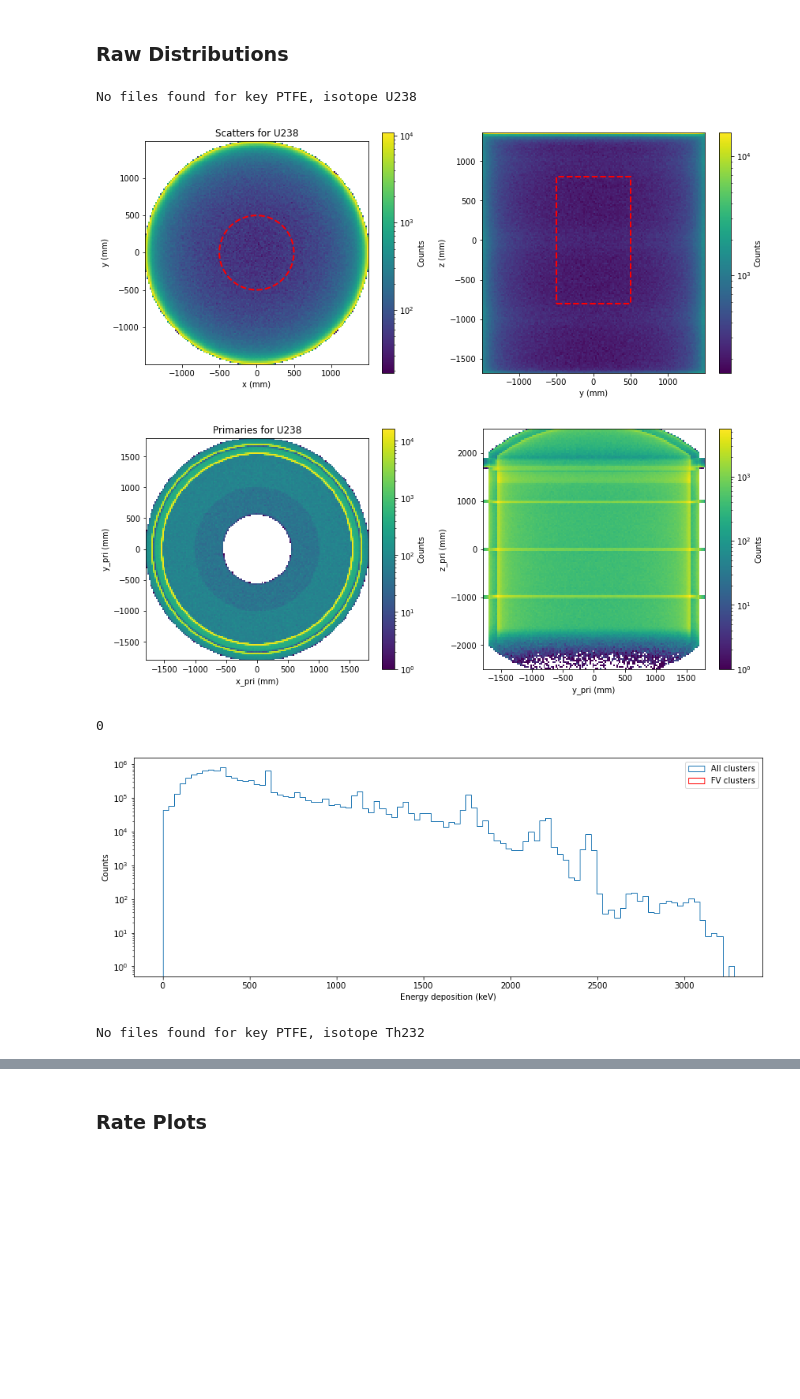
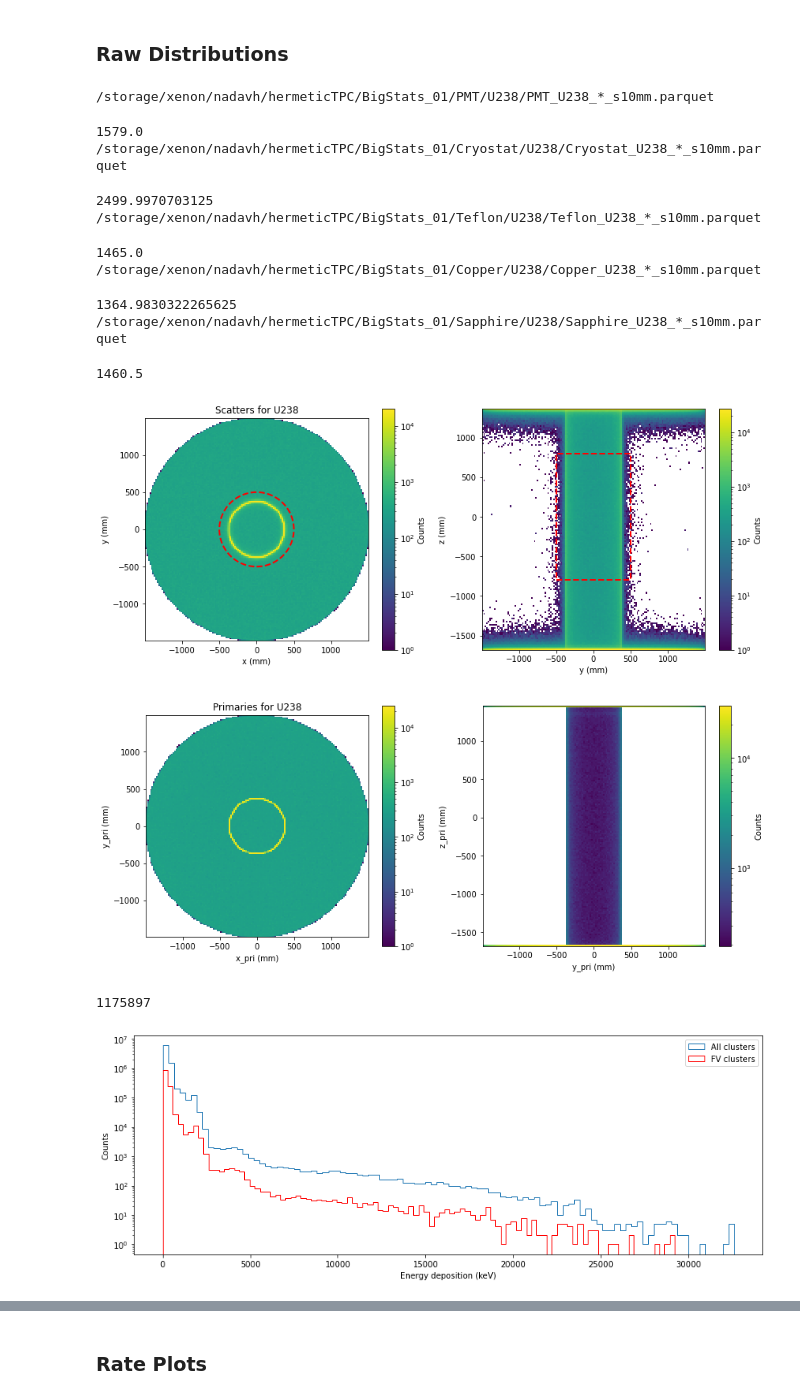
Before and after one commit to jpienaar13/HermeticTPC, a Jupyter notebook: analysis/02_WIS_HTPC_Energy_Spectra.ipynb, the cells around one changed output, grey strips where cells are left out. Cells and saved outputs as stored; diff of their text form; code cells hidden in the pictures; blank space fills up the shorter version.

```diff
--- a/analysis/02_WIS_HTPC_Energy_Spectra.ipynb
+++ b/analysis/02_WIS_HTPC_Energy_Spectra.ipynb
@@ -44,21 +40,22 @@ mass_dict = {'PMT': 2240, 'Sapphire': 45, 'PTFE':200, 'Cryostat': 4000}
 # %%
-# Assumed thsi number is tracked. Best to get info directly from files later.
-num_primaries_perfile = {'PMT': 250000, 'PTFE': 250000, 'Cryostat': 250000, 'Sapphire': 250000}
+# Assumed this number is tracked. Best to get info directly from files later.
+num_primaries_perfile = {'PMT': 250000, 'Teflon': 250000, 'Cryostat': 250000, 'Sapphire': 250000, 'Copper': 250000}
 # %%
 #Combine Mass and Activity dicts to determine Scaling Factors
-
 scale_dict = {}
-for key, volume in act_dict.items():
+for vol_key, volume in act_dict.items():
     volume_scale = {}
-    for act_key, activity in volume.items():
-        #print(act_key)
-        if (act_dict[key][act_key])>0:
-            scale_factor = num_primaries_perfile[key]/(mass_dict[key]*act_dict[key][act_key]*10e-6)
-        else:
-            scale_factor=0
-        volume_scale[act_key] = scale_factor
+    for iso_key, isotope in volume.items():
+        if iso_key == 'Unit':
+            continue
+        elif not isinstance(act_dict[vol_key][iso_key], str):
+            if (act_dict[vol_key][iso_key])>0:
+                scale_factor = num_primaries_perfile[vol_key]/(mass_dict[vol_key]*act_dict[vol_key][iso_key]*10e-6)
+            else:
+                scale_factor=0
+        volume_scale[iso_key] = scale_factor
         #print(scale_factor)
-    scale_dict[key] = volume_scale
+    scale_dict[vol_key] = volume_scale
 # %%
 #############################
 # Selection Functions
@@ -87,14 +84,13 @@ def select_events_in_roi(df, fv_z, fv_radius, energy_range=(4, 50)):
 file_prefix = ''
 fv_x = 500  # mm
 fv_z = (-800, 800)  # mm
-max_index=1500
+max_index=100
 
 for isotope in ['U238', 'Th232', 'Co60']:
     for key, volume in act_dict.items():
         all_dfs = []
 
         # Search for all files matching the pattern for this key + isotope
-        #file_pattern = f'/storage/xenon/jacquesp/hermeticTPC/{key}_{isotope}_*.parquet'
         file_pattern = f'/storage/xenon/nadavh/hermeticTPC/BigStats_01/{key}/{isotope}/{key}_{isotope}_*_s10mm.parquet'
         matched_files_n = sorted(glob.glob(file_pattern))
         file_pattern = f'/storage/xenon/jacquesp/hermeticTPC/BigStats_01/{key}/{isotope}/{key}_{isotope}_*_s10mm.parquet'
@@ -112,11 +108,14 @@ for isotope in ['U238', 'Th232', 'Co60']:
                     continue
 
                 # Load and collect DataFrame
-                iso_vol_df = pd.read_parquet(filepath)
+                try:
+                    iso_vol_df = pd.read_parquet(filepath)
 
-                #Find Single Scatters
-                iso_vol_df = iso_vol_df[iso_vol_df['nclusters']==1]
-                all_dfs.append(iso_vol_df)
+                    #Find Single Scatters
+                    iso_vol_df = iso_vol_df[iso_vol_df['nclusters']==1]
+                    all_dfs.append(iso_vol_df)
+                except:
+                    continue
 
             else:
                 print(f"Skipping file (name format doesn't match): {filename}")
@@ -150,7 +149,6 @@ for isotope in ['U238', 'Th232', 'Co60']:
     fig.colorbar(hxy[3], label="Counts")
     fig.colorbar(hyz[3], label="Counts")
     fig.tight_layout()
-
     plt.show()
 
 
@@ -163,36 +161,44 @@ for isotope in ['U238', 'Th232', 'Co60']:
     ax1.set_aspect('equal', adjustable='box')
 
     hyz = ax2.hist2d(fuse_data["yp_pri"], fuse_data["zp_pri"], bins=150, norm=matplotlib.colors.LogNorm())
     #ax2.set_title(f"Fuse Cluster for {key}")
     ax2.set_xlabel("y_pri (mm)")
     ax2.set_ylabel("z_pri (mm)")
     #ax2.set_aspect('equal', adjustable='box')
 
     fig.colorbar(hxy[3], label="Counts")
     fig.colorbar(hyz[3], label="Counts")
     fig.tight_layout()
 
     plt.show()
 
 
     fig = plt.figure(figsize=(14,5))
     plt.hist(energy_res(fuse_data["edep"], 0.317, 1.7), bins=100, histtype='step', label='All clusters')
 
     data_fv = energy_res(fuse_data[fuse_data["zp"].between(*fv_z) & (fuse_data["xp"]**2 + fuse_data["yp"]**2 <= fv_x**2)]["edep"], 0.317, 1.7)
     print(len(data_fv))
     plt.hist(data_fv, bins=100, histtype='step', label='FV clusters', color='red')
 
     plt.legend()
 
     plt.xlabel("Energy deposition (keV)")
     plt.ylabel("Counts")
     plt.yscale("log")
 
     plt.show()
 # %% [output]
-No files found for key PTFE, isotope U238
+/storage/xenon/nadavh/hermeticTPC/BigStats_01/PMT/U238/PMT_U238_*_s10mm.parquet
+1579.0
+/storage/xenon/nadavh/hermeticTPC/BigStats_01/Cryostat/U238/Cryostat_U238_*_s10mm.parquet
+2499.9970703125
+/storage/xenon/nadavh/hermeticTPC/BigStats_01/Teflon/U238/Teflon_U238_*_s10mm.parquet
+1465.0
+/storage/xenon/nadavh/hermeticTPC/BigStats_01/Copper/U238/Copper_U238_*_s10mm.parquet
+1364.9830322265625
+/storage/xenon/nadavh/hermeticTPC/BigStats_01/Sapphire/U238/Sapphire_U238_*_s10mm.parquet
+1460.5
-[figure, old version]
+[figure, new version]
-[figure, old version]
+[figure, new version]
-0
+1175897
-[figure, old version]
+[figure, new version]
-No files found for key PTFE, isotope Th232
```
Also changed, not shown: parts of 19 cells of this notebook, 1 other file.
